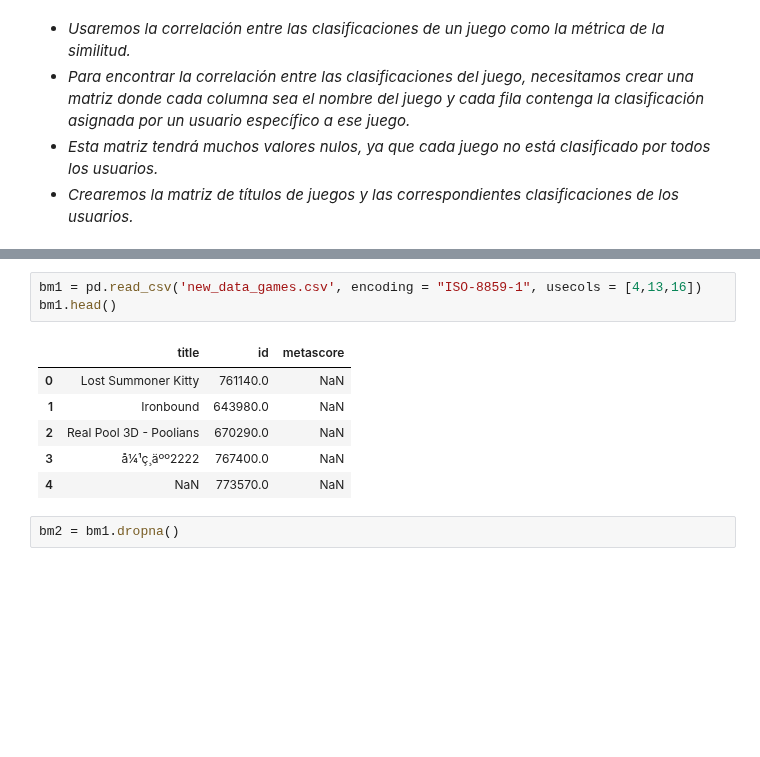
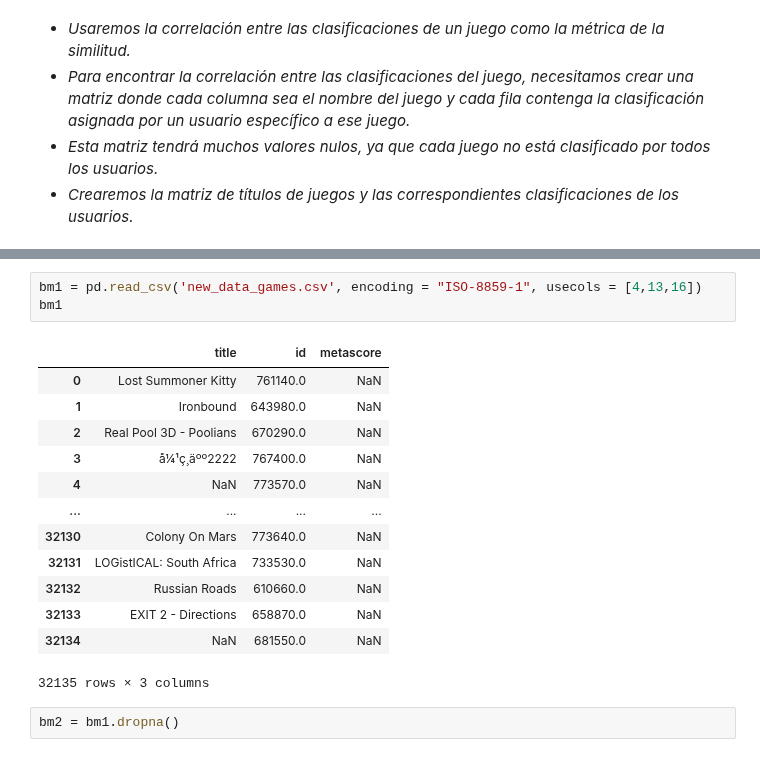
Before and after one commit to alseveso/AcamicaDS, a Jupyter notebook: Proyecto 3/A. Proyecto 03_Alejandra Seveso.ipynb, the cells around one changed output, grey strips where cells are left out. Cells and saved outputs as stored; diff of their text form; blank space fills up the shorter version.

```diff
--- a/Proyecto 3/A. Proyecto 03_Alejandra Seveso.ipynb
+++ b/Proyecto 3/A. Proyecto 03_Alejandra Seveso.ipynb
@@ -919,6 +936,6 @@ sns.jointplot(x='rating', y='rating_counts', data=ratings_mean_count, alpha=0.4)
 # %%
 bm1 = pd.read_csv('new_data_games.csv', encoding = "ISO-8859-1", usecols = [4,13,16])
-bm1.head()
+bm1
 # %% [output]
 |  | title | id | metascore |
 | 0 | Lost Summoner Kitty | 761140.0 | NaN |
@@ -928,4 +945,11 @@ bm1.head()
 | 4 | NaN | 773570.0 | NaN |
+| ... | ... | ... | ... |
+| 32130 | Colony On Mars | 773640.0 | NaN |
+| 32131 | LOGistICAL: South Africa | 733530.0 | NaN |
+| 32132 | Russian Roads | 610660.0 | NaN |
+| 32133 | EXIT 2 - Directions | 658870.0 | NaN |
+| 32134 | NaN | 681550.0 | NaN |
+32135 rows × 3 columns
 # %%
 bm2 = bm1.dropna()
 # %%
```
Also changed, not shown: parts of 25 cells of this notebook.
